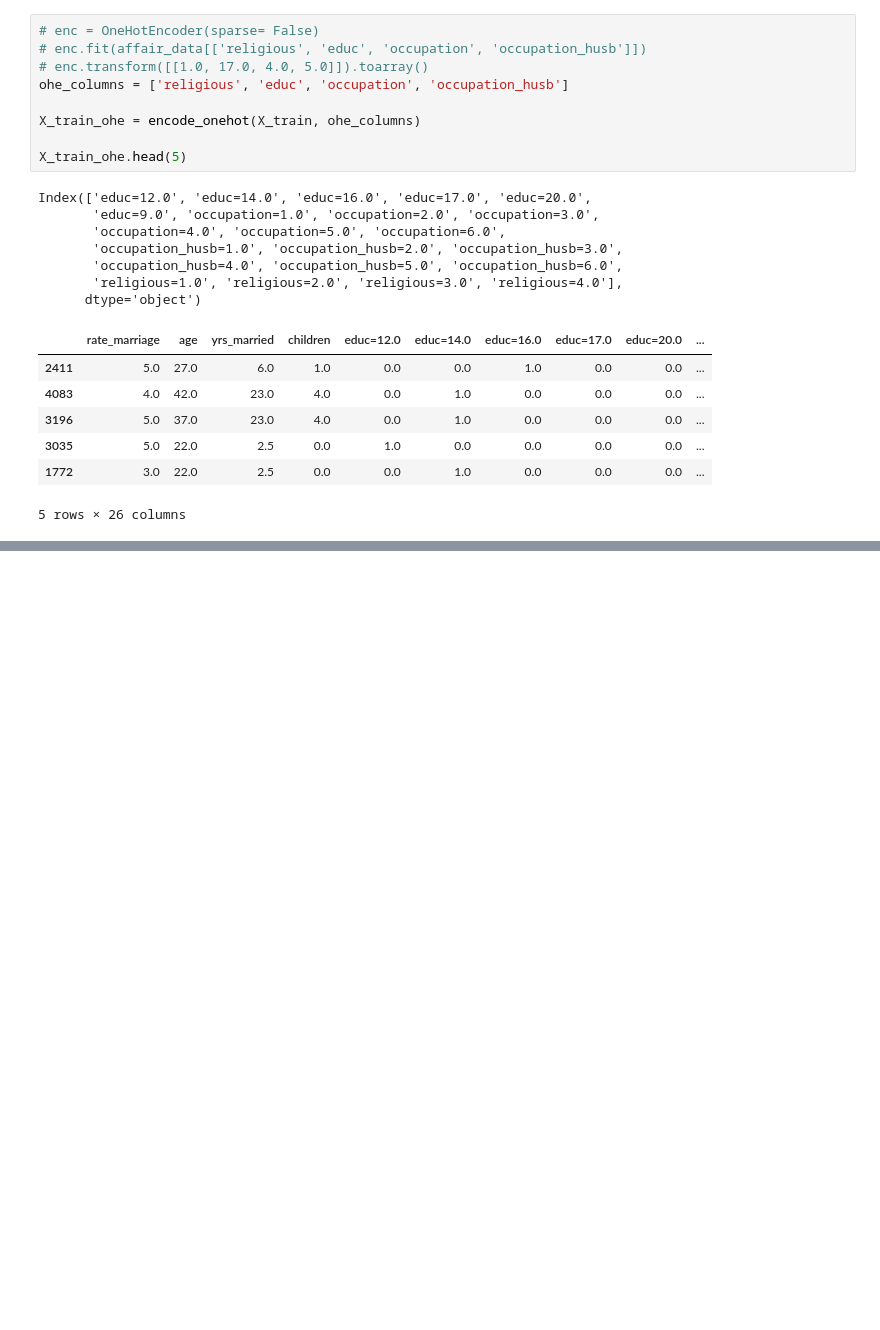
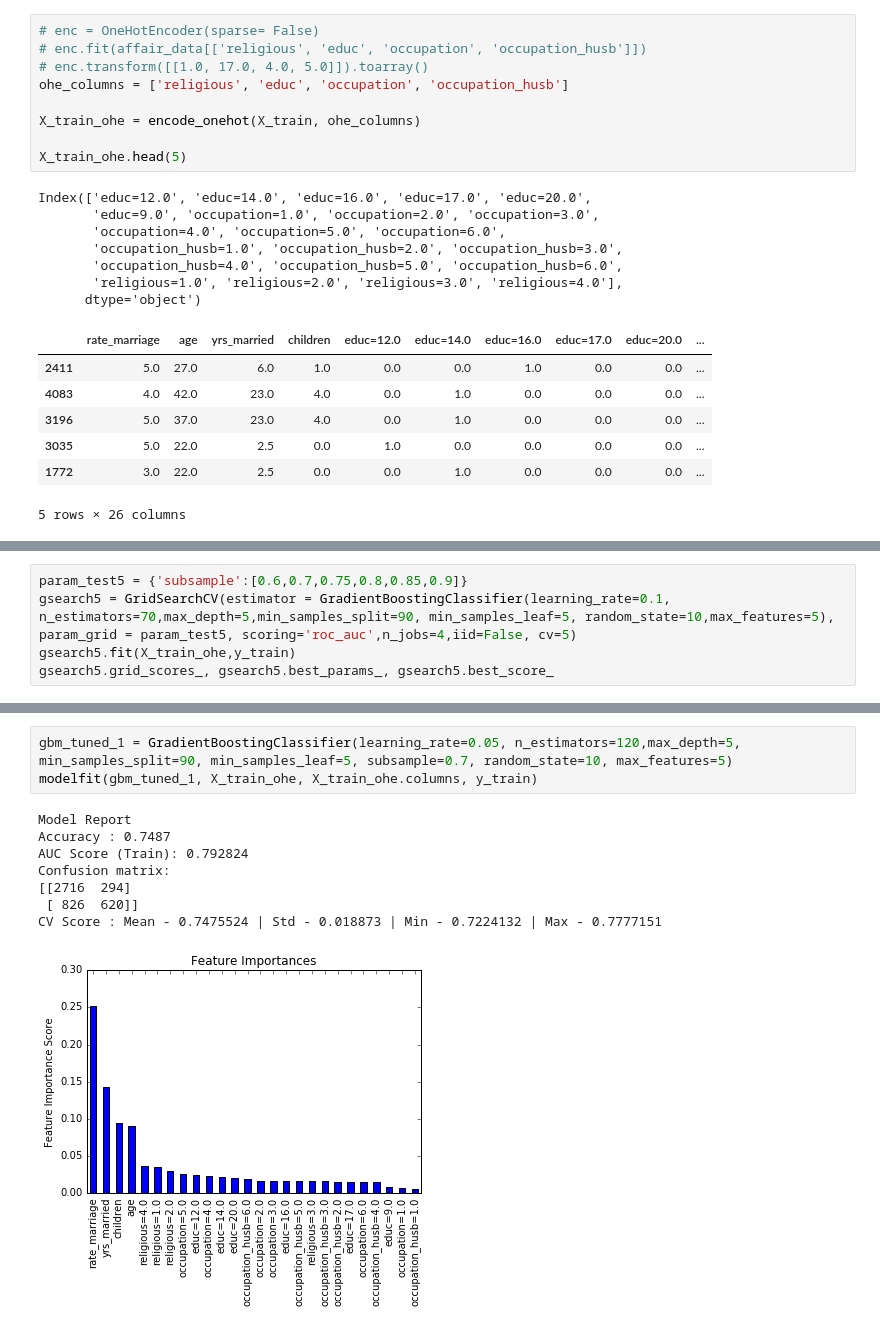
Before and after one commit to Zhenxingzhang/py2ml, a Jupyter notebook: notebooks/LR_Example_Affairs_Detection.ipynb, the cells around one changed output, grey strips where cells are left out. Cells and saved outputs as stored; diff of their text form; blank space fills up the shorter version.

```diff
--- a/notebooks/LR_Example_Affairs_Detection.ipynb
+++ b/notebooks/LR_Example_Affairs_Detection.ipynb
@@ -97,0 +253,6 @@ scores.mean()
+# %%
+param_test5 = {'subsample':[0.6,0.7,0.75,0.8,0.85,0.9]}
+gsearch5 = GridSearchCV(estimator = GradientBoostingClassifier(learning_rate=0.1, n_estimators=70,max_depth=5,min_samples_split=90, min_samples_leaf=5, random_state=10,max_features=5),
+param_grid = param_test5, scoring='roc_auc',n_jobs=4,iid=False, cv=5)
+gsearch5.fit(X_train_ohe,y_train)
+gsearch5.grid_scores_, gsearch5.best_params_, gsearch5.best_score_
@@ -97,0 +268,12 @@ scores.mean()
+# %%
+gbm_tuned_1 = GradientBoostingClassifier(learning_rate=0.05, n_estimators=120,max_depth=5, min_samples_split=90, min_samples_leaf=5, subsample=0.7, random_state=10, max_features=5)
+modelfit(gbm_tuned_1, X_train_ohe, X_train_ohe.columns, y_train)
+# %% [output]
+Model Report
+Accuracy : 0.7487
+AUC Score (Train): 0.792824
+Confusion matrix:
+[[2716  294]
+ [ 826  620]]
+CV Score : Mean - 0.7475524 | Std - 0.018873 | Min - 0.7224132 | Max - 0.7777151
+[figure, added]
```
Also changed, not shown: parts of 14 cells of this notebook, 2 other files.
